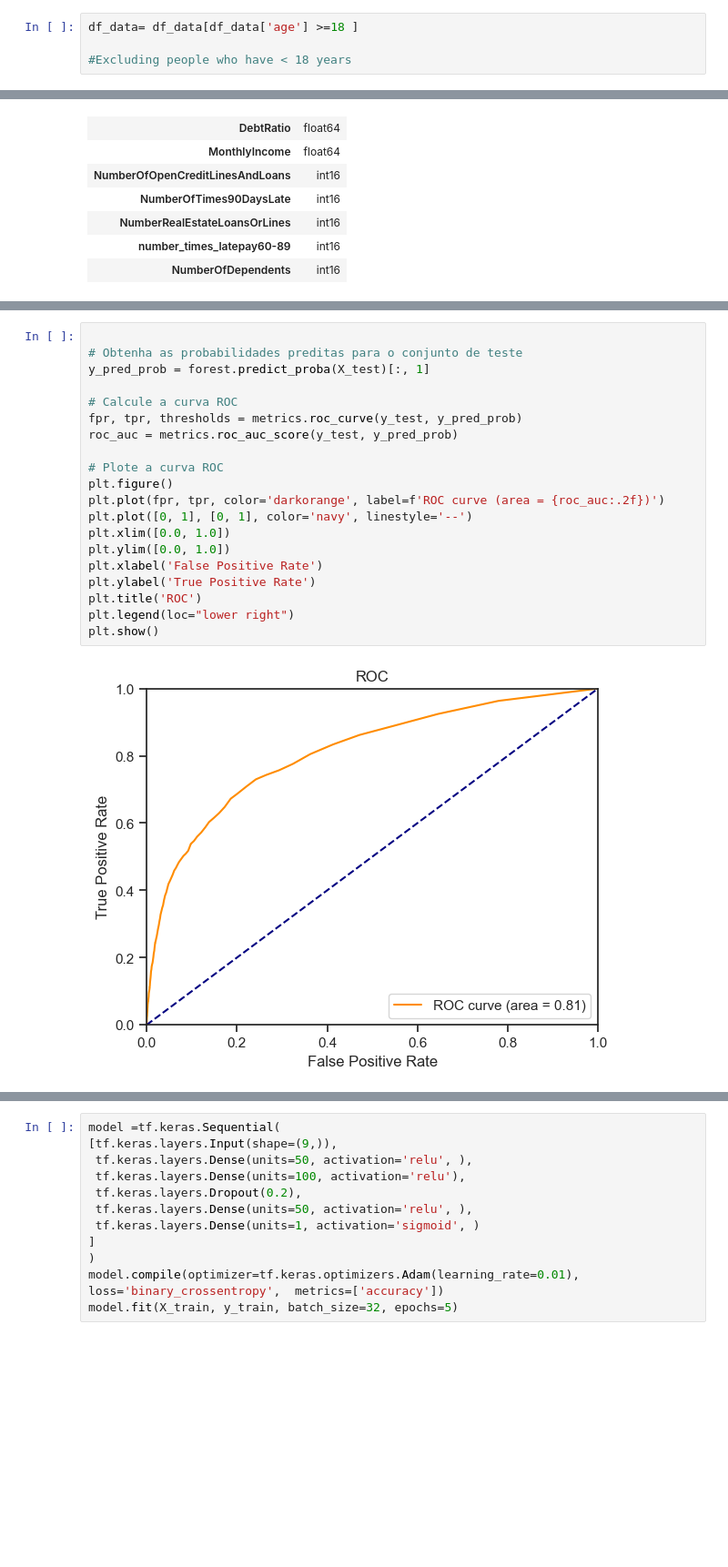
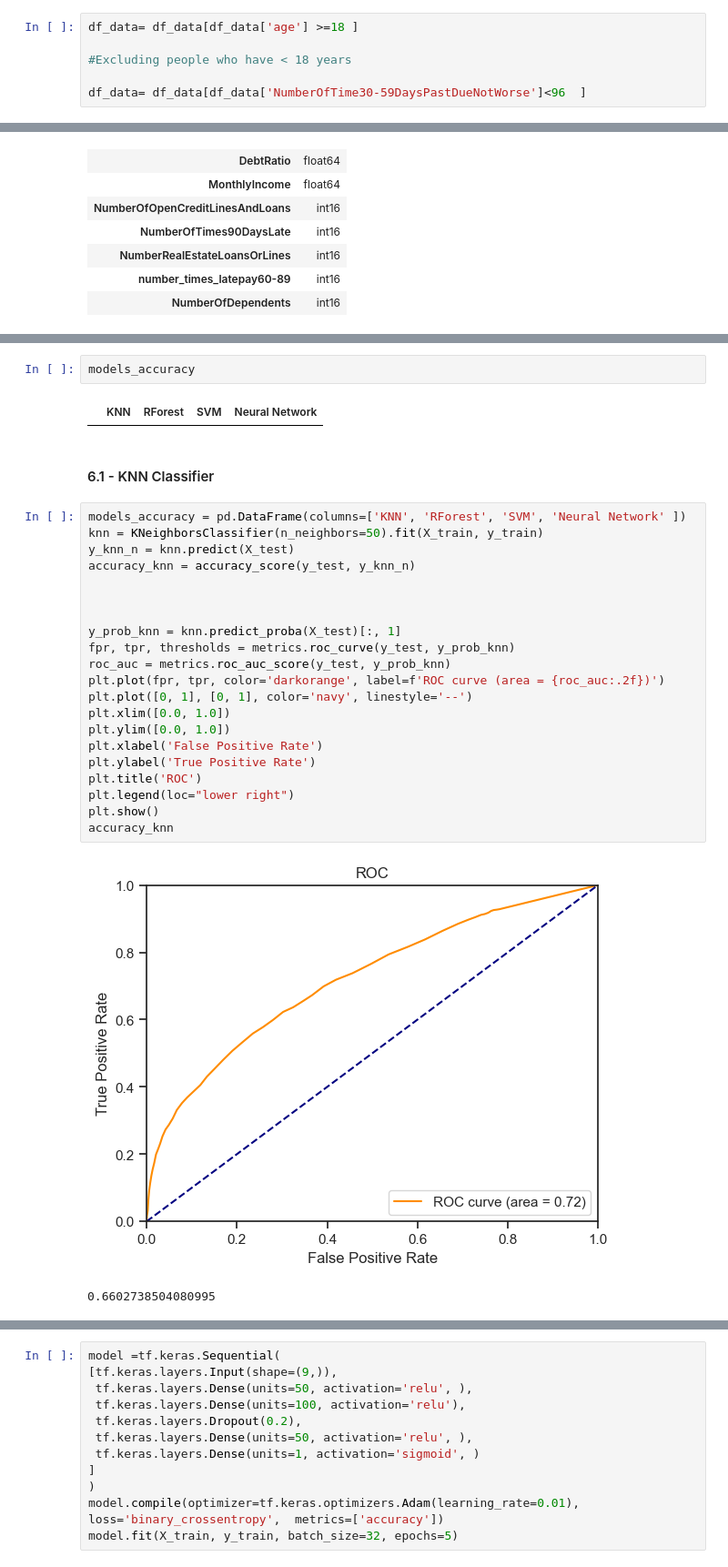
Before and after one commit to ectormgl/givemecredit, a Jupyter notebook: notebook/main.ipynb, the cells around one changed output, grey strips where cells are left out. Shown at 91% size. Drawn from its saved outputs; the diff is of its cells as text; blank space fills up the shorter version.

```diff
--- a/notebook/main.ipynb
+++ b/notebook/main.ipynb
@@ -106,4 +114,6 @@ df_data.dropna(inplace=True)
 df_data= df_data[df_data['age'] >=18 ]
 
 #Excluding people who have < 18 years
+
+df_data= df_data[df_data['NumberOfTime30-59DaysPastDueNotWorse']<96  ]
 # %% [markdown]
@@ -397,22 +377,30 @@ global_importances
+# %%
+models_accuracy
+# %% [output]
+|  | KNN | RForest | SVM | Neural Network |
+# %% [markdown]
+#### 6.1 -  KNN Classifier
 # %%
+models_accuracy = pd.DataFrame(columns=['KNN', 'RForest', 'SVM', 'Neural Network' ])
+knn = KNeighborsClassifier(n_neighbors=50).fit(X_train, y_train)
+y_knn_n = knn.predict(X_test)
+accuracy_knn = accuracy_score(y_test, y_knn_n)
 
-# Obtenha as probabilidades preditas para o conjunto de teste
-y_pred_prob = forest.predict_proba(X_test)[:, 1]
 
-# Calcule a curva ROC
-fpr, tpr, thresholds = metrics.roc_curve(y_test, y_pred_prob)
-roc_auc = metrics.roc_auc_score(y_test, y_pred_prob)
 
-# Plote a curva ROC
-plt.figure()
+y_prob_knn = knn.predict_proba(X_test)[:, 1]
+fpr, tpr, thresholds = metrics.roc_curve(y_test, y_prob_knn)
+roc_auc = metrics.roc_auc_score(y_test, y_prob_knn)
 plt.plot(fpr, tpr, color='darkorange', label=f'ROC curve (area = {roc_auc:.2f})')
 plt.plot([0, 1], [0, 1], color='navy', linestyle='--')
 plt.xlim([0.0, 1.0])
 plt.ylim([0.0, 1.0])
 plt.xlabel('False Positive Rate')
 plt.ylabel('True Positive Rate')
 plt.title('ROC')
 plt.legend(loc="lower right")
 plt.show()
+accuracy_knn
 # %% [output]
-[figure, old version]
+[figure, new version]
+0.6602738504080995
```
Also changed, not shown: parts of 36 cells of this notebook, 2 other files.
